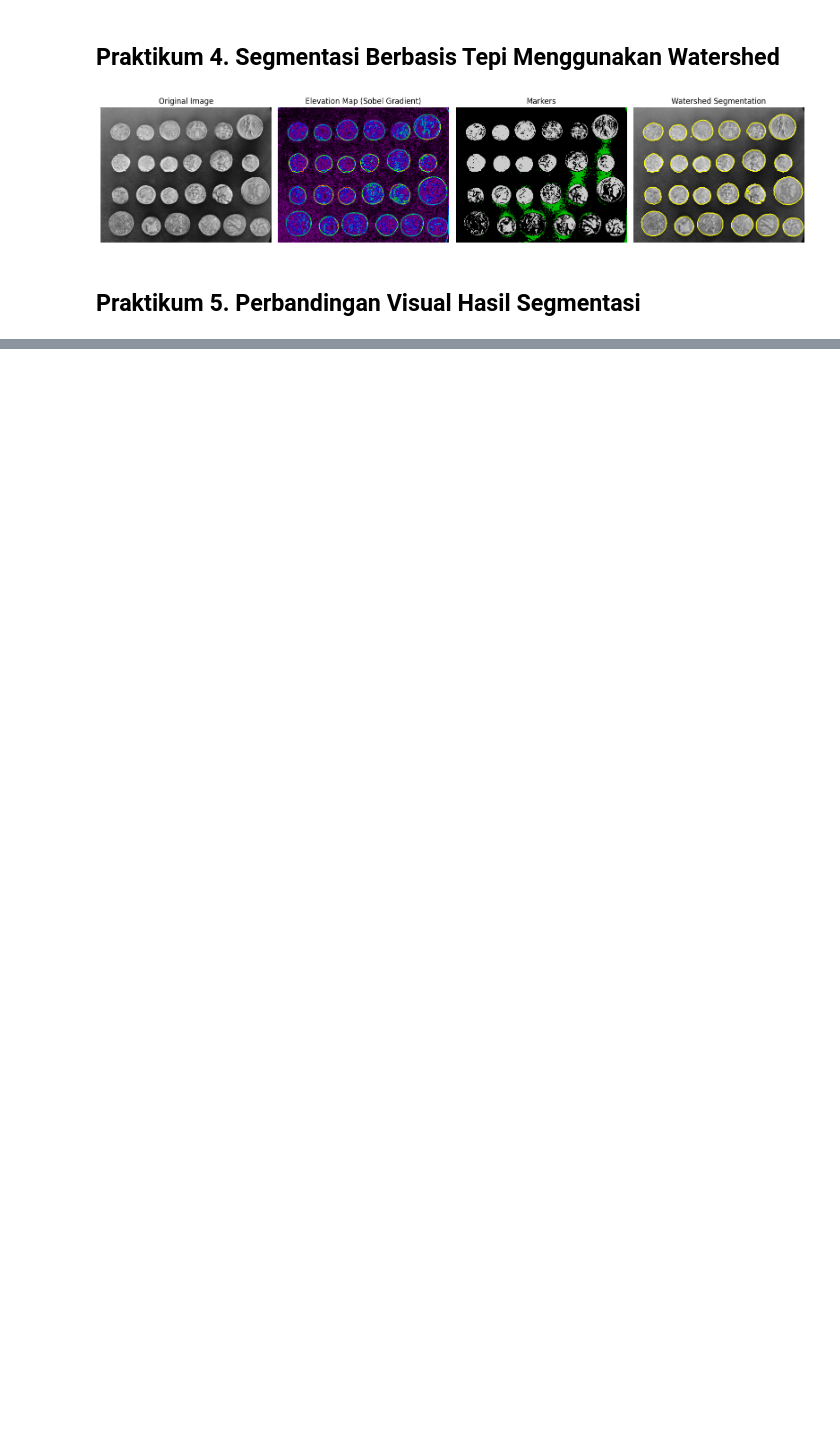
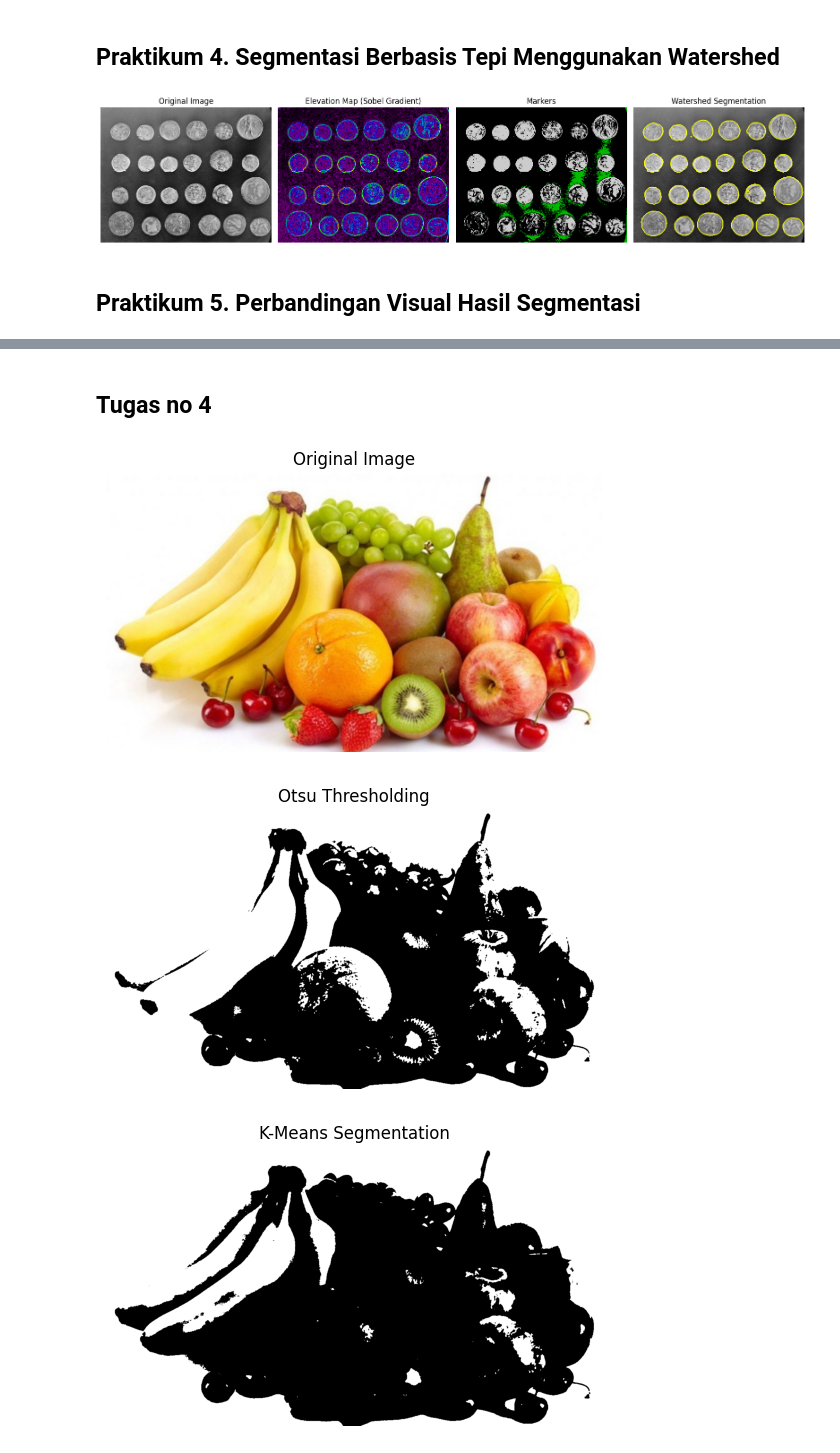
Before and after one commit to rifqinanda27/2025_pengolahan_citra_ti2c, a Jupyter notebook: Jobsheet_4.ipynb, the cells around one changed output, grey strips where cells are left out. Drawn from its saved outputs; the diff is of its cells as text; code cells hidden in the pictures; blank space fills up the shorter version.

```diff
--- a/Jobsheet_4.ipynb
+++ b/Jobsheet_4.ipynb
@@ -228,0 +229,75 @@ plt.show()
+# %% [markdown]
+## Tugas no 4
+# %%
+import cv2
+import numpy as np
+import matplotlib.pyplot as plt
+from skimage import segmentation, color, filters
+from sklearn.cluster import KMeans
+from scipy import ndimage as ndi
+import urllib.request
+import sys
+
+# Ambil gambar dari URL dan konversi ke array OpenCV
+url = 'https://harianbanyuasin.bacakoran.co/upload/ad5c713851bc9ba18623d5e141e0f8f0.jpg'
+resp = urllib.request.urlopen(url)
+image_np = np.asarray(bytearray(resp.read()), dtype="uint8")
+img = cv2.imdecode(image_np, cv2.IMREAD_COLOR)
+
+# Pastikan gambar terbaca
+if img is None:
+    print("Gagal membaca gambar dari URL")
+    sys.exit()
+
+# Proses selanjutnya
+img_rgb = cv2.cvtColor(img, cv2.COLOR_BGR2RGB)
+gray = cv2.cvtColor(img, cv2.COLOR_BGR2GRAY)
+
+plt.imshow(img_rgb)
+plt.title("Original Image")
+plt.axis('off')
+plt.show()
+
+# --- OTSU ---
+ret, otsu_mask = cv2.threshold(gray, 0, 255, cv2.THRESH_BINARY + cv2.THRESH_OTSU)
+plt.imshow(otsu_mask, cmap='gray')
+plt.title("Otsu Thresholding")
+plt.axis('off')
+plt.show()
+
+# --- K-MEANS ---
+Z = img_rgb.reshape((-1, 3))
+Z = np.float32(Z)
+kmeans = KMeans(n_clusters=2, random_state=0).fit(Z)
+labels = kmeans.labels_.reshape((img.shape[0], img.shape[1]))
+
+plt.imshow(labels, cmap='gray')
+plt.title("K-Means Segmentation")
+plt.axis('off')
+plt.show()
+
+# --- WATERSHED ---
+ret, thresh = cv2.threshold(gray, 0, 255, cv2.THRESH_BINARY_INV + cv2.THRESH_OTSU)
+kernel = np.ones((3,3), np.uint8)
+opening = cv2.morphologyEx(thresh, cv2.MORPH_OPEN, kernel, iterations=2)
+
+dist_transform = cv2.distanceTransform(opening, cv2.DIST_L2, 5)
+ret, sure_fg = cv2.threshold(dist_transform, 0.7 * dist_transform.max(), 255, 0)
+sure_fg = np.uint8(sure_fg)
+unknown = cv2.subtract(opening, sure_fg)
+
+ret, markers = cv2.connectedComponents(sure_fg)
+markers = markers + 1
+markers[unknown == 255] = 0
+
+markers = cv2.watershed(img, markers)
+img_rgb[markers == -1] = [255, 0, 0]
+
+plt.imshow(img_rgb)
+plt.title("Watershed Segmentation")
+plt.axis('off')
+plt.show()
+# %% [output]
+[figure, added]
+[figure, added]
+[figure, added]
```
Also changed, not shown: parts of 4 cells of this notebook.
